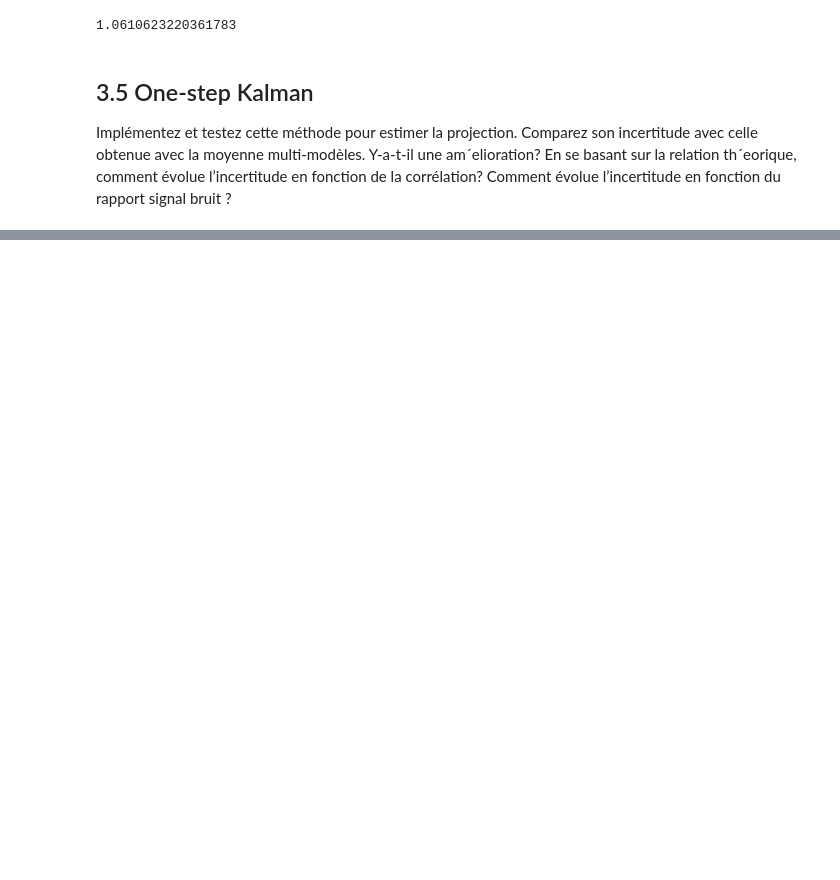
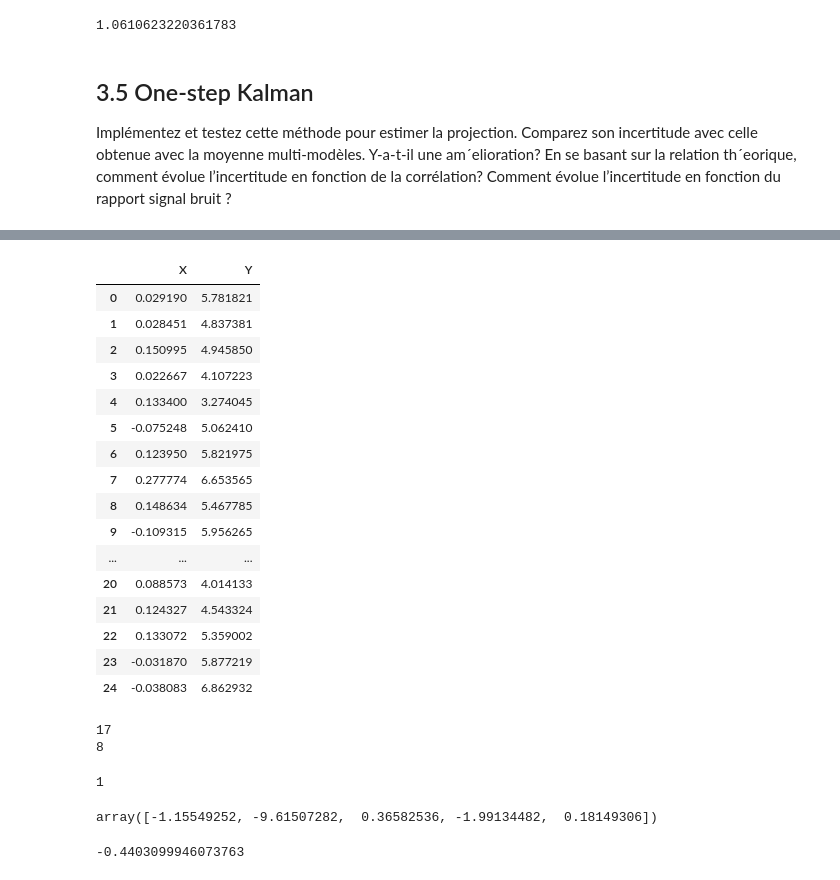
Before and after one commit to SashaCuau/ProjetMeteo, a Jupyter notebook: sujet_seance1_a_completer.ipynb, the cells around one changed output, grey strips where cells are left out. Drawn from its saved outputs; the diff is of its cells as text; code cells hidden in the pictures; blank space fills up the shorter version.

```diff
--- a/sujet_seance1_a_completer.ipynb
+++ b/sujet_seance1_a_completer.ipynb
@@ -508,0 +566,32 @@ def varcond()
+# %%
+df = pd.DataFrame({"X" : X_simu,"Y" : Y_simu})
+df
+# %% [output]
+|  | X | Y |
+| 0 | 0.029190 | 5.781821 |
+| 1 | 0.028451 | 4.837381 |
+| 2 | 0.150995 | 4.945850 |
+| 3 | 0.022667 | 4.107223 |
+| 4 | 0.133400 | 3.274045 |
+| 5 | -0.075248 | 5.062410 |
+| 6 | 0.123950 | 5.821975 |
+| 7 | 0.277774 | 6.653565 |
+| 8 | 0.148634 | 5.467785 |
+| 9 | -0.109315 | 5.956265 |
+| ... | ... | ... |
+| 20 | 0.088573 | 4.014133 |
+| 21 | 0.124327 | 4.543324 |
+| 22 | 0.133072 | 5.359002 |
+| 23 | -0.031870 | 5.877219 |
+| 24 | -0.038083 | 6.862932 |
+# %%
+# split into train and test
+df_train, df_test = train_test_split(df,
+                                     train_size = 0.7,
+                                     test_size = 0.3,
+                                     random_state = 10)
+print(len(df_train))
+print(len(df_test))
+# %% [output]
+17
+8
@@ -508,0 +609,27 @@ def varcond()
+# %%
+# divide into X_train, y_train, X_test, y_test
+y_train = df_train.pop('X')
+X_train = df_train
+
+y_test = df_test.pop('X')
+X_test = df_test
+len(X_train.columns)
+# %% [output]
+1
+# %%
+# k-fold CV (using all the variables)
+lm = LinearRegression()
+scores = cross_val_score(lm, X_train, y_train, scoring='r2', cv=5)
+scores
+# %% [output]
+array([-1.15549252, -9.61507282,  0.36582536, -1.99134482,  0.18149306])
+# %%
+
+
+# Splitting the data into training and testing data
+regr = LinearRegression()
+
+regr.fit(X_train, y_train)
+print(regr.score(X_test, y_test))
+# %% [output]
+-0.4403099946073763
```
Also changed, not shown: parts of 11 cells of this notebook.
